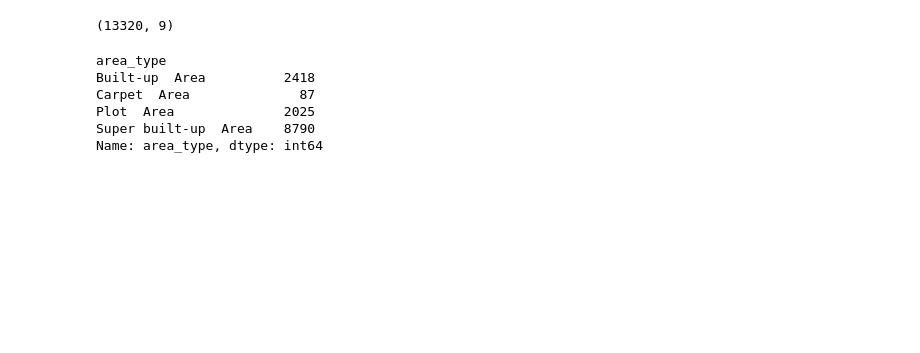
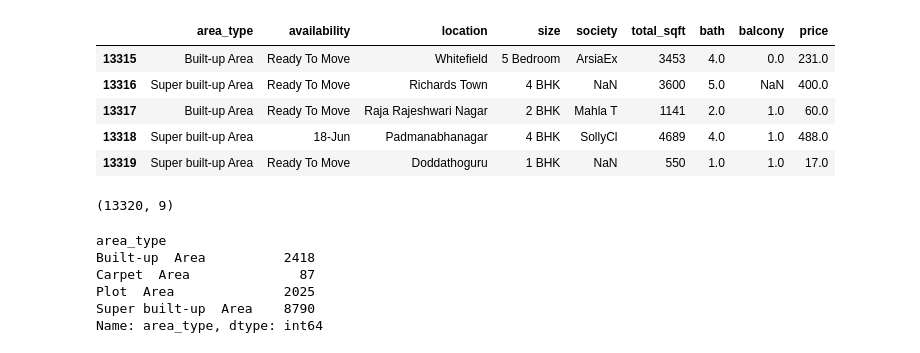
Before and after one commit to shreyastaware/Bangalore-Housing-Price-Predictor, a Jupyter notebook: model/bengaluru-house-prices.ipynb, the cells around one changed output. Saved outputs shown, nothing was run; the diff lists cells and outputs as text; code cells hidden in the pictures; blank space fills up the shorter version.

```diff
--- a/model/bengaluru-house-prices.ipynb
+++ b/model/bengaluru-house-prices.ipynb
@@ -13,3 +18,12 @@ df1.head()
+# %%
+df1.tail()
+# %% [output]
+|  | area_type | availability | location | size | society | total_sqft | bath | balcony | price |
+| 13315 | Built-up Area | Ready To Move | Whitefield | 5 Bedroom | ArsiaEx | 3453 | 4.0 | 0.0 | 231.0 |
+| 13316 | Super built-up Area | Ready To Move | Richards Town | 4 BHK | NaN | 3600 | 5.0 | NaN | 400.0 |
+| 13317 | Built-up Area | Ready To Move | Raja Rajeshwari Nagar | 2 BHK | Mahla T | 1141 | 2.0 | 1.0 | 60.0 |
+| 13318 | Super built-up Area | 18-Jun | Padmanabhanagar | 4 BHK | SollyCl | 4689 | 4.0 | 1.0 | 488.0 |
+| 13319 | Super built-up Area | Ready To Move | Doddathoguru | 1 BHK | NaN | 550 | 1.0 | 1.0 | 17.0 |
 # %%
 df1.shape
 # %% [output]
```
Also changed, not shown: parts of 7 cells of this notebook, 1 other file.
